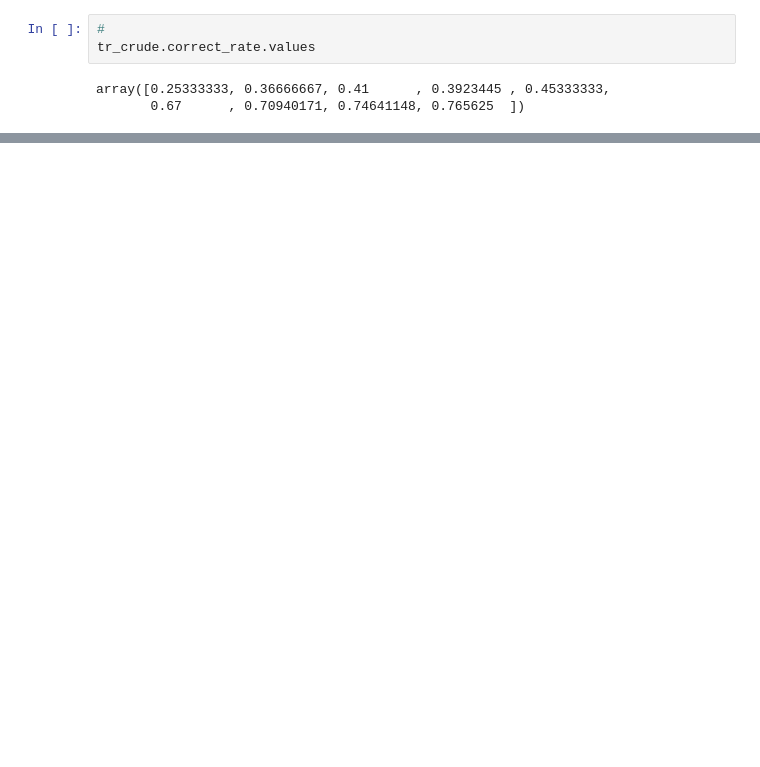
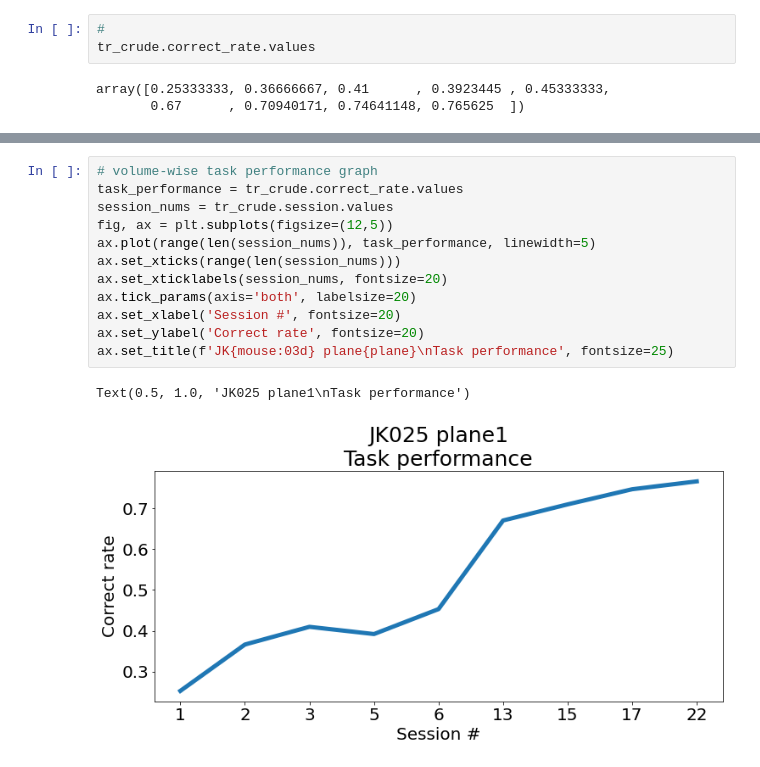
Before and after one commit to jkim0731/Neural-stretching-in-vS1, a Jupyter notebook: 230108_combine_neuronal_activity_with_dataset.ipynb, the cells around one changed output, grey strips where cells are left out. Cells and saved outputs as stored; diff of their text form; blank space fills up the shorter version.

```diff
--- a/230108_combine_neuronal_activity_with_dataset.ipynb
+++ b/230108_combine_neuronal_activity_with_dataset.ipynb
@@ -675,0 +693,15 @@ ax.imshow(p_pre_answer)
+# %%
+# volume-wise task performance graph
+task_performance = tr_crude.correct_rate.values
+session_nums = tr_crude.session.values
+fig, ax = plt.subplots(figsize=(12,5))
+ax.plot(range(len(session_nums)), task_performance, linewidth=5)
+ax.set_xticks(range(len(session_nums)))
+ax.set_xticklabels(session_nums, fontsize=20)
+ax.tick_params(axis='both', labelsize=20)
+ax.set_xlabel('Session #', fontsize=20)
+ax.set_ylabel('Correct rate', fontsize=20)
+ax.set_title(f'JK{mouse:03d} plane{plane}\nTask performance', fontsize=25)
+# %% [output]
+Text(0.5, 1.0, 'JK025 plane1\nTask performance')
+[figure, added]
```
Also changed, not shown: parts of 42 cells of this notebook, 1 other file.
